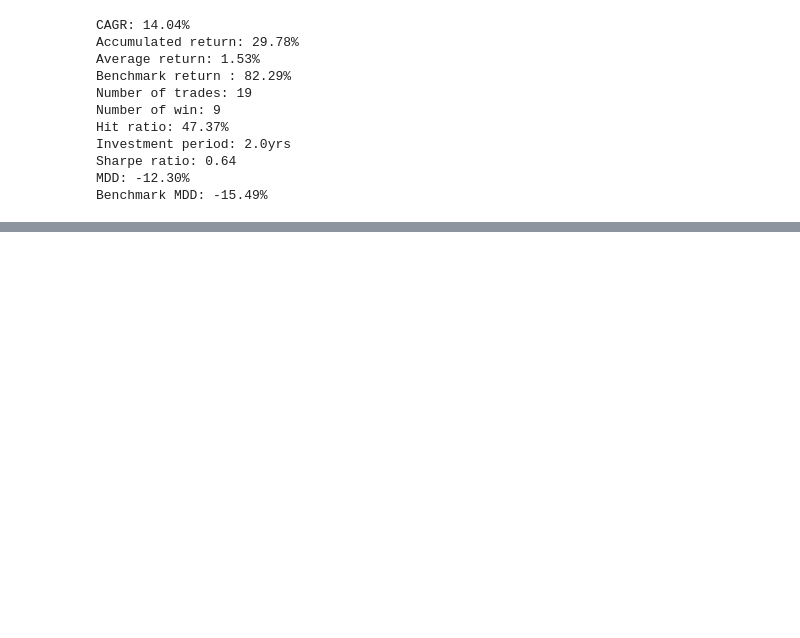
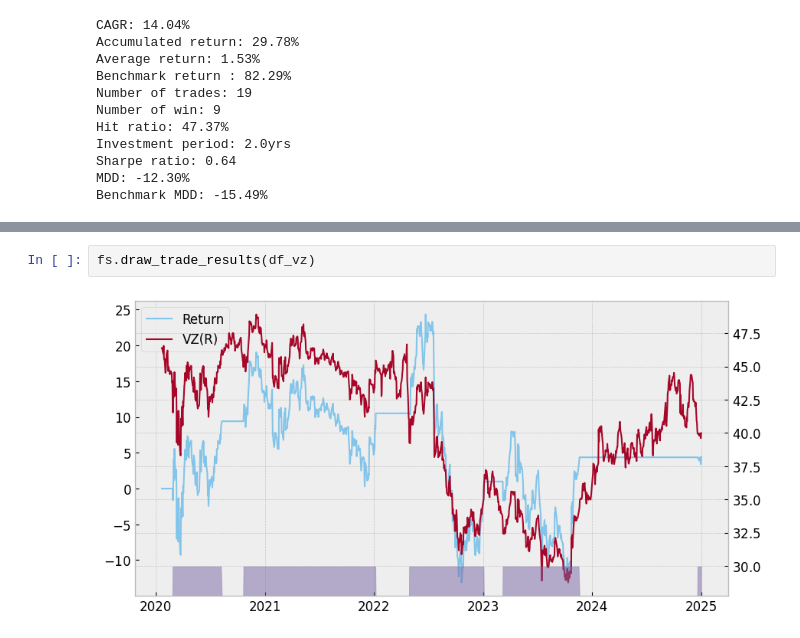
Before and after one commit to djimme/finterstellarDJ, a Jupyter notebook: Quant ch3.ipynb, the cells around one changed output, grey strips where cells are left out. Saved outputs shown, nothing was run; the diff lists cells and outputs as text; blank space fills up the shorter version.

```diff
--- a/Quant ch3.ipynb
+++ b/Quant ch3.ipynb
@@ -115,0 +195,4 @@ fs.draw_trade_results(df_msft)
+# %%
+fs.draw_trade_results(df_vz)
+# %% [output]
+[figure, added]
```
Also changed, not shown: parts of 13 cells of this notebook.
